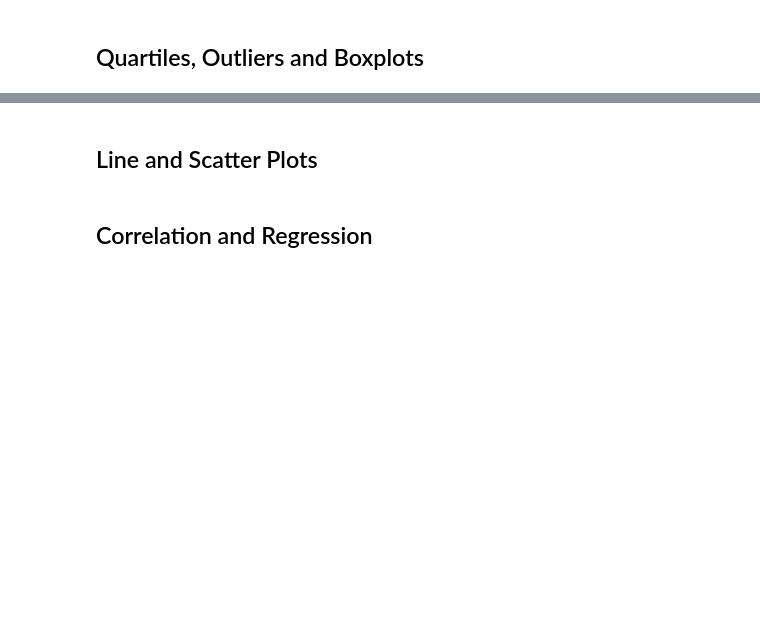
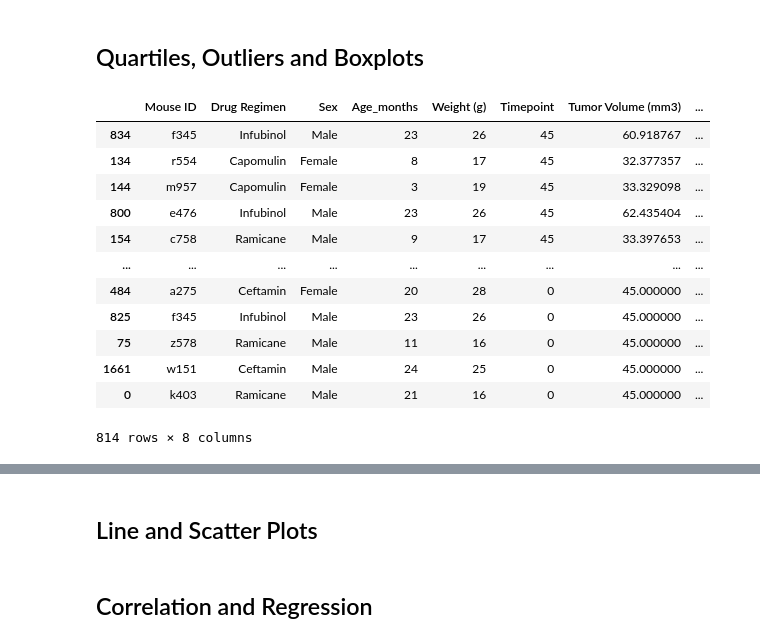
Before and after one commit to mattinglyjen/Matplotlib, a Jupyter notebook: Instructions/Pymaceuticals/pymaceuticals_starter.ipynb, the cells around one changed output, grey strips where cells are left out. Cells and saved outputs as stored; diff of their text form; code cells hidden in the pictures; blank space fills up the shorter version.

Commit message:
added tumor volume table

```diff
--- a/Instructions/Pymaceuticals/pymaceuticals_starter.ipynb
+++ b/Instructions/Pymaceuticals/pymaceuticals_starter.ipynb
@@ -179,5 +184,28 @@ plt.pie(sex_values, labels=labels, colors=colors, autopct="%1.1f%%")
 # %% [markdown]
 ## Quartiles, Outliers and Boxplots
+# %%
+timepoint = mouse_dedupe.sort_values(by="Timepoint", ascending=False)
+timepoint =timepoint[timepoint["Drug Regimen"]!='Ketapril']
+timepoint =timepoint[timepoint["Drug Regimen"]!='Propriva']
+timepoint =timepoint[timepoint["Drug Regimen"]!='Naftisol']
+timepoint =timepoint[timepoint["Drug Regimen"]!='Zoniferol']
+timepoint =timepoint[timepoint["Drug Regimen"]!='Stelasyn']
+timepoint =timepoint[timepoint["Drug Regimen"]!='Placebo']
+timepoint
+# %% [output]
+|  | Mouse ID | Drug Regimen | Sex | Age_months | Weight (g) | Timepoint | Tumor Volume (mm3) | ... |
+| 834 | f345 | Infubinol | Male | 23 | 26 | 45 | 60.918767 | ... |
+| 134 | r554 | Capomulin | Female | 8 | 17 | 45 | 32.377357 | ... |
+| 144 | m957 | Capomulin | Female | 3 | 19 | 45 | 33.329098 | ... |
+| 800 | e476 | Infubinol | Male | 23 | 26 | 45 | 62.435404 | ... |
+| 154 | c758 | Ramicane | Male | 9 | 17 | 45 | 33.397653 | ... |
+| ... | ... | ... | ... | ... | ... | ... | ... | ... |
+| 484 | a275 | Ceftamin | Female | 20 | 28 | 0 | 45.000000 | ... |
+| 825 | f345 | Infubinol | Male | 23 | 26 | 0 | 45.000000 | ... |
+| 75 | z578 | Ramicane | Male | 11 | 16 | 0 | 45.000000 | ... |
+| 1661 | w151 | Ceftamin | Male | 24 | 25 | 0 | 45.000000 | ... |
+| 0 | k403 | Ramicane | Male | 21 | 16 | 0 | 45.000000 | ... |
+814 rows × 8 columns
 # %%
 # Calculate the final tumor volume of each mouse across four of the treatment regimens:
 # Capomulin, Ramicane, Infubinol, and Ceftamin
```
Also changed, not shown: parts of 4 cells of this notebook.
